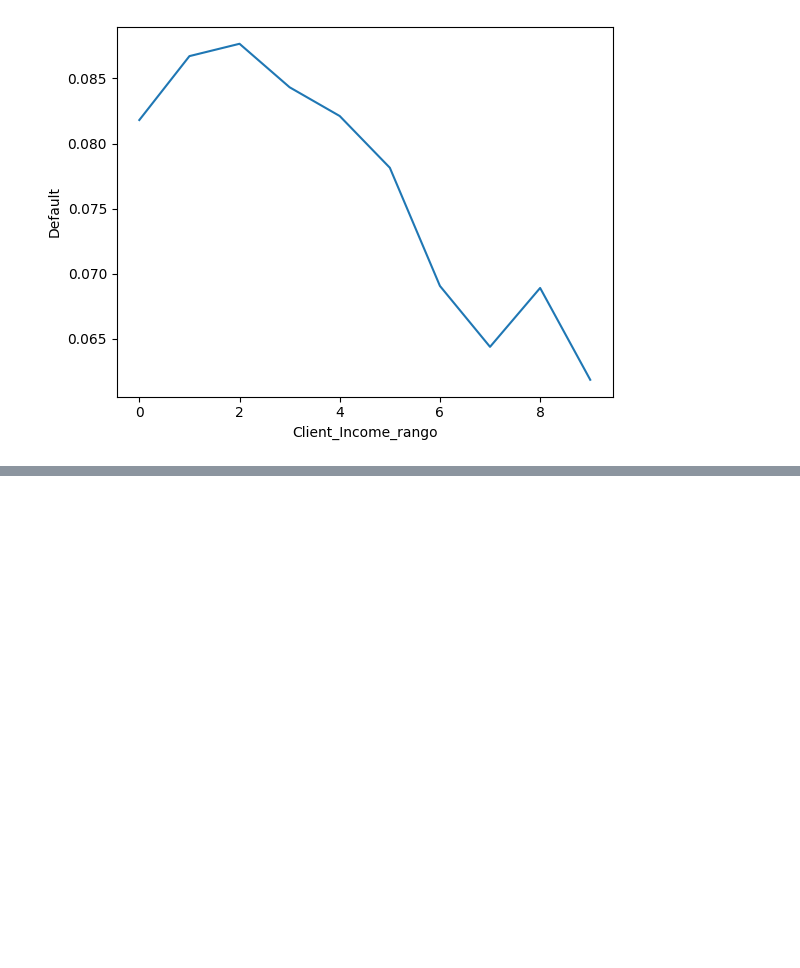
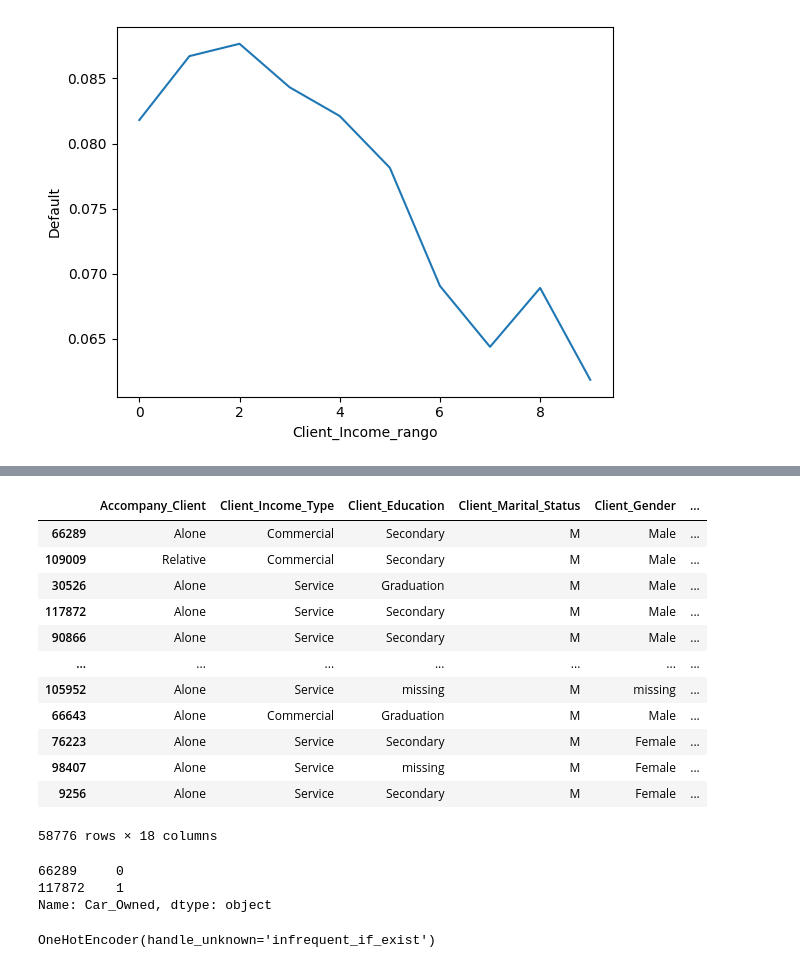
Before and after one commit to maacunap76/Especiaizacion_ML_Deep_DMC, a Jupyter notebook: Supervised_models/Logistic_regression/Credit_Scoring.ipynb, the cells around one changed output, grey strips where cells are left out. Drawn from its saved outputs; the diff is of its cells as text; code cells hidden in the pictures; blank space fills up the shorter version.

```diff
--- a/Supervised_models/Logistic_regression/Credit_Scoring.ipynb
+++ b/Supervised_models/Logistic_regression/Credit_Scoring.ipynb
@@ -287,0 +362,3 @@ dfgini.sort_values(by = 'gini_abs', ascending = False)
+# %%
+train[categorical_features] = train[categorical_features].replace(np.nan,'missing')
+test[categorical_features] = test[categorical_features].replace(np.nan,'missing')
@@ -287,0 +404,22 @@ dfgini.sort_values(by = 'gini_abs', ascending = False)
+# %%
+train[categorical_features].drop_duplicates()
+# %% [output]
+|  | Accompany_Client | Client_Income_Type | Client_Education | Client_Marital_Status | Client_Gender | ... |
+| 66289 | Alone | Commercial | Secondary | M | Male | ... |
+| 109009 | Relative | Commercial | Secondary | M | Male | ... |
+| 30526 | Alone | Service | Graduation | M | Male | ... |
+| 117872 | Alone | Service | Secondary | M | Male | ... |
+| 90866 | Alone | Service | Secondary | M | Male | ... |
+| ... | ... | ... | ... | ... | ... | ... |
+| 105952 | Alone | Service | missing | M | missing | ... |
+| 66643 | Alone | Commercial | Graduation | M | Male | ... |
+| 76223 | Alone | Service | Secondary | M | Female | ... |
+| 98407 | Alone | Service | missing | M | Female | ... |
+| 9256 | Alone | Service | Secondary | M | Female | ... |
+58776 rows × 18 columns
+# %%
+train['Car_Owned'].drop_duplicates()
+# %% [output]
+66289     0
+117872    1
+Name: Car_Owned, dtype: object
@@ -287,0 +432,6 @@ dfgini.sort_values(by = 'gini_abs', ascending = False)
+# %%
+from sklearn.preprocessing import OneHotEncoder
+encoder = OneHotEncoder(sparse_output = True, handle_unknown = 'infrequent_if_exist')#esta parte del infrequent es por sise encuentra una categoria nueva en otro set de datos que no sea el de train
+encoder.fit(train[categorical_features])
+# %% [output]
+OneHotEncoder(handle_unknown='infrequent_if_exist')
```
Also changed, not shown: parts of 24 cells of this notebook.
